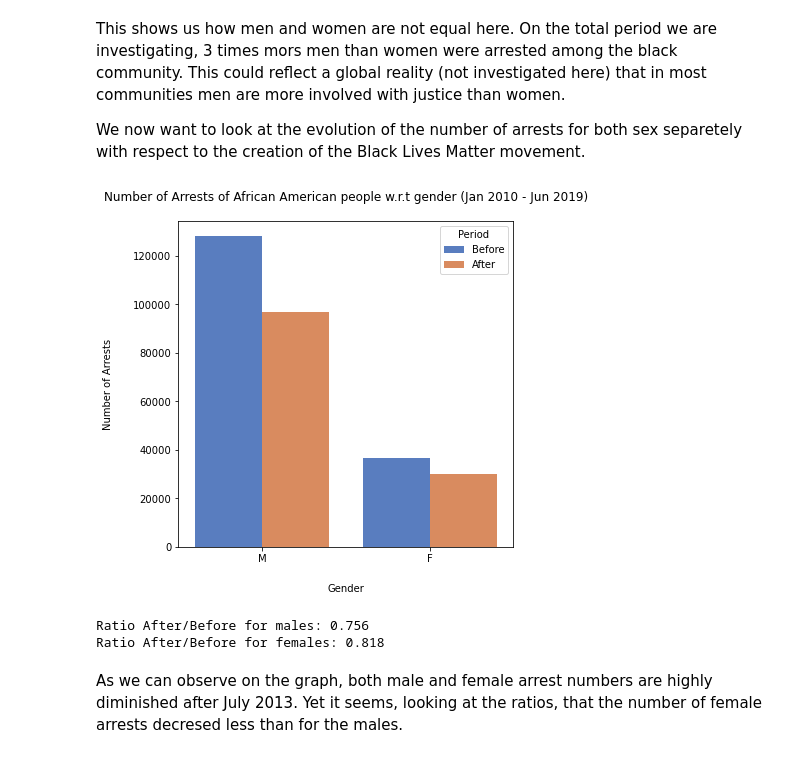
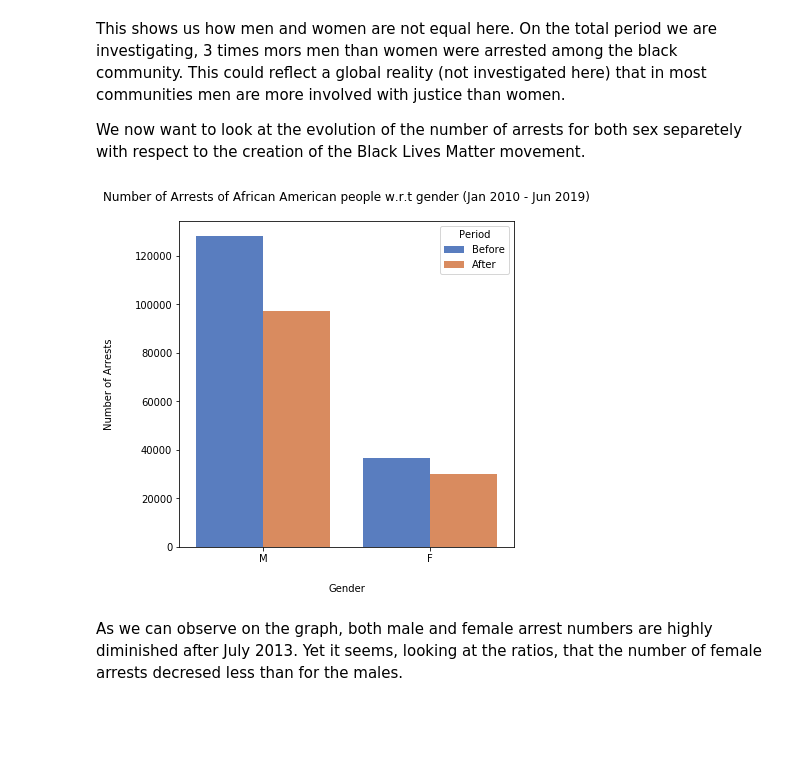
Before and after one commit to SkyRiS3s/ada-2020-project-milestone-p3-p3_msf, a Jupyter notebook: P4_msf.ipynb, the cells around one changed output. Saved outputs shown, nothing was run; the diff lists cells and outputs as text; code cells hidden in the pictures; blank space fills up the shorter version.

```diff
--- a/P4_msf.ipynb
+++ b/P4_msf.ipynb
@@ -77,8 +75,7 @@ For our analysis, it is not important to keep all columns. Only the ones regardi
 # %%
 #Picking the necessary columns and renaming them
-arrest_data = arrest_data[['Arrest Date', 'Sex Code', 'Descent Code', 'Arrest Type Code']] \
-                .rename(columns = {'Arrest Date' : 'Date', 'Sex Code': 'Gender', 'Descent Code': 'Race',
-                                   'Arrest Type Code': 'Arrest Type'})
+arrest_data = arrest_data[['Arrest Date', 'Sex Code', 'Descent Code']] \
+                .rename(columns = {'Arrest Date' : 'Date', 'Sex Code': 'Gender', 'Descent Code': 'Race'})
 
 #Converting dates to DateTime objects
 arrest_data['Date'] = pd.to_datetime(arrest_data['Date'], errors='coerce')
@@ -195 +189,10 @@ Now, let's look at how the creation of the Black Lives Matter movement affected
+# %%
+def seperate_before_after(df):
+    """Creates two dataframes before and after the creation of the Black Lives Matter movement"""
+
+    data_before = df[df['Date'] < datetime.datetime(2013, 8, 1)].assign(Period = "Before")
+    data_after = df[(df['Date'] >= datetime.datetime(2013, 8, 1)) & (df['Date'] <=datetime.datetime(2016,12,31))] \
+                    .assign(Period = 'After')
+
+    return data_before, data_after
 # %%
@@ -694,23 +742,17 @@ This shows us how men and women are not equal here. On the total period we are i
 
 We now want to look at the evolution of the number of arrests for both sex separetely with respect to the creation of the Black Lives Matter movement.
 # %%
-gender_black_data['Period'] = gender_black_data['Date'].apply(lambda x: 'Before' if x <= movement_creation_date else 'After')
-gender_black_data = gender_black_data[gender_black_data['Date'] <= datetime.datetime(2016,12,31)].reset_index(drop = True).sort_values(by='Date')
+gender_before, gender_after = seperate_before_after(gender_black_data)
+
 
 fig = plt.figure(figsize=(6,6))
-ax = plot = sns.countplot(x='Gender', hue = 'Period',data=gender_black_data, palette = 'muted')
+ax = plot = sns.countplot(x='Gender', hue = 'Period',data=pd.concat([gender_before, gender_after]), palette = 'muted')
 plt.title("Number of Arrests of African American people w.r.t gender (Jan 2010 - Jun 2019)", pad = 20)
 plt.ylabel('Number of Arrests', labelpad = 20)
 plt.xlabel('Gender', labelpad = 20)
 plt.show()
-
-count = gender_black_data[['Gender', 'Period']].value_counts()
-print("Ratio After/Before for males: " + str(round(count['M', 'After']/count['M', 'Before'], 3)))
-print("Ratio After/Before for females: " + str(round(count['F', 'After']/count['F', 'Before'], 3)))
 # %% [output]
-[figure, old version]
+[figure, new version]
-Ratio After/Before for males: 0.756
-Ratio After/Before for females: 0.818
 # %% [markdown]
 As we can observe on the graph, both male and female arrest numbers are highly diminished after July 2013. Yet it seems, looking at the ratios, that the number of female arrests decresed less than for the males.
 # %% [markdown]
```
Also changed, not shown: parts of 69 cells of this notebook.
